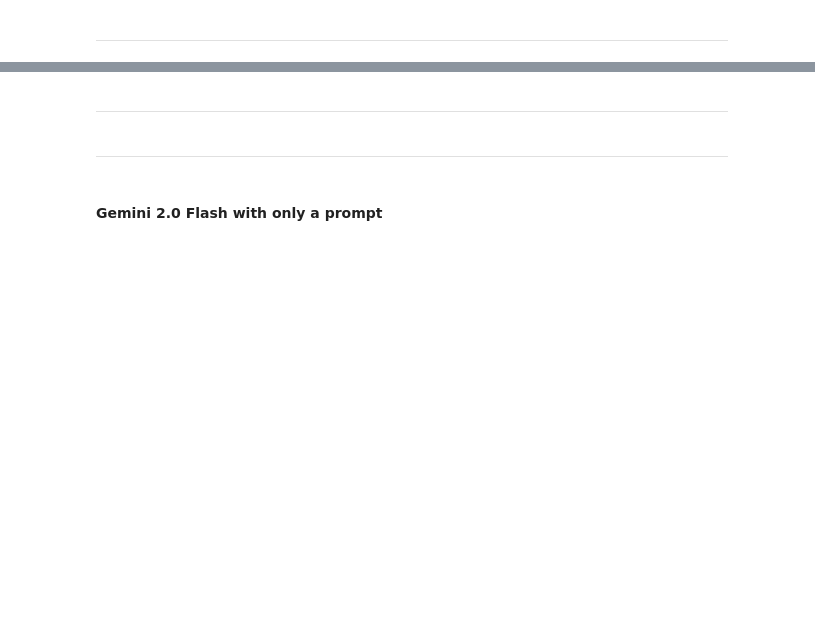
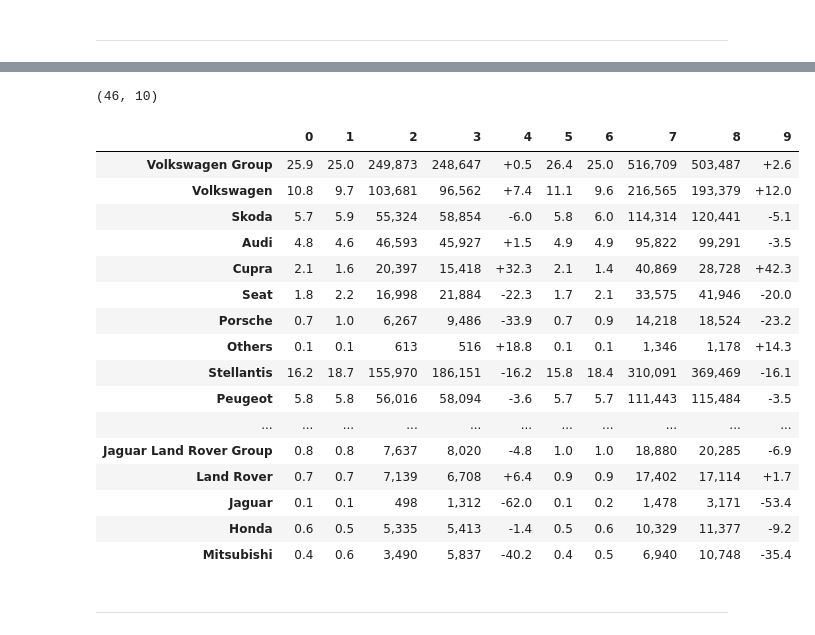
Before and after one commit to buruzaemon/pdf-table-extraction, a Jupyter notebook: 05_Gemini_2.0_Flash_API.ipynb, the cells around one changed output, grey strips where cells are left out. Saved outputs shown, nothing was run; the diff lists cells and outputs as text; code cells hidden in the pictures; blank space fills up the shorter version.

```diff
--- a/05_Gemini_2.0_Flash_API.ipynb
+++ b/05_Gemini_2.0_Flash_API.ipynb
@@ -175,24 +217,34 @@ class ACEATable2(BaseModel):
+# %%
+class Table2Row(BaseModel):
+    name: str = Field(description="name of automobile manufacturer or manufacturer group for this table row. do not include any any superscript characters")
+
+    values: list[str] = Field(description=(
+        "list of exactly 10 values, 5 for each the following major column categories: current month, and JANUARY-current month. if any of the values are blank or missing, represent with an ??"
+    ))
+
+class Table2(BaseModel):
+    rows: list[Table2Row] = Field(description="List of Table2Row objects that make up the table")
 # %%
 %%time
 
 prompt="""
-Extract all table values in the NEW CAR REGISTRATIONS BY MANUFACTURER EU + EFTA + UK table in the given PDF.
+Retrieve the entire contents for the NEW CAR REGISTRATIONS BY MANUFACTURER EU + EFTA + UK table on in the given PDF.
 
-Extract all columns for major column categories of FEBRUARY and JANURARY-FEBRUARY.
+Parse this table row by row, from left to right.
 
-For each major column category, you must extract:
-- 2 values for % share 2025 and 2024
-- 2 values for Units 2025 and 2024
-- 1 value for % change 25/24
-Scan each table row from left to right, representing all missing cell values with double question marks.
+There are 2 major column categories:
+- current month
+- JANUARY-current month
 
-Do not return the column headers.
+For each major column category, you must extract exactly 5 values:
+- % share current year
+- % share previous year
+- Units current year
+- Units previous year
+- % change current yy / previous yy
 
-For the row headers, please leave out any superscript numeric characters. For example "Others^2" is simply "Others".
-
-There will be 46 rows and 10 columns.
-
-DO NOT MAKE UP CELL VALUES!
+If there are any values that are missing or empty, represent that value with ??.
 """.strip()
 
-tidy_data = extract_structured_data(model_id, prompt, acea_202502, ACEATable2)
+table_data = extract_structured_data(model_id, prompt, pdf_file_part, Table2)
+#table_data
@@ -199,15 +254,34 @@ tidy_data = extract_structured_data(model_id, prompt, acea_202502, ACEATable2)
 # %%
 row_headers, data = [], []
-for row in tidy_data.model_dump()['data']:
+for row in table_data.model_dump()['rows']:
     row_headers.append(row['name'])
     data.append(row['values'])
 
 df = pd.DataFrame(data, index=row_headers)
 df.replace('??', '', inplace=True)
 
 print(df.shape)
 print()
 df
+# %% [output]
+(46, 10)
+|  | 0 | 1 | 2 | 3 | 4 | 5 | 6 | 7 | 8 | 9 |
+| Volkswagen Group | 25.9 | 25.0 | 249,873 | 248,647 | +0.5 | 26.4 | 25.0 | 516,709 | 503,487 | +2.6 |
+| Volkswagen | 10.8 | 9.7 | 103,681 | 96,562 | +7.4 | 11.1 | 9.6 | 216,565 | 193,379 | +12.0 |
+| Skoda | 5.7 | 5.9 | 55,324 | 58,854 | -6.0 | 5.8 | 6.0 | 114,314 | 120,441 | -5.1 |
+| Audi | 4.8 | 4.6 | 46,593 | 45,927 | +1.5 | 4.9 | 4.9 | 95,822 | 99,291 | -3.5 |
+| Cupra | 2.1 | 1.6 | 20,397 | 15,418 | +32.3 | 2.1 | 1.4 | 40,869 | 28,728 | +42.3 |
+| Seat | 1.8 | 2.2 | 16,998 | 21,884 | -22.3 | 1.7 | 2.1 | 33,575 | 41,946 | -20.0 |
+| Porsche | 0.7 | 1.0 | 6,267 | 9,486 | -33.9 | 0.7 | 0.9 | 14,218 | 18,524 | -23.2 |
+| Others | 0.1 | 0.1 | 613 | 516 | +18.8 | 0.1 | 0.1 | 1,346 | 1,178 | +14.3 |
+| Stellantis | 16.2 | 18.7 | 155,970 | 186,151 | -16.2 | 15.8 | 18.4 | 310,091 | 369,469 | -16.1 |
+| Peugeot | 5.8 | 5.8 | 56,016 | 58,094 | -3.6 | 5.7 | 5.7 | 111,443 | 115,484 | -3.5 |
+| ... | ... | ... | ... | ... | ... | ... | ... | ... | ... | ... |
+| Jaguar Land Rover Group | 0.8 | 0.8 | 7,637 | 8,020 | -4.8 | 1.0 | 1.0 | 18,880 | 20,285 | -6.9 |
+| Land Rover | 0.7 | 0.7 | 7,139 | 6,708 | +6.4 | 0.9 | 0.9 | 17,402 | 17,114 | +1.7 |
+| Jaguar | 0.1 | 0.1 | 498 | 1,312 | -62.0 | 0.1 | 0.2 | 1,478 | 3,171 | -53.4 |
+| Honda | 0.6 | 0.5 | 5,335 | 5,413 | -1.4 | 0.5 | 0.6 | 10,329 | 11,377 | -9.2 |
+| Mitsubishi | 0.4 | 0.6 | 3,490 | 5,837 | -40.2 | 0.4 | 0.5 | 6,940 | 10,748 | -35.4 |
 # %%
 df.to_csv('samples/acea_2_202502_raw.csv', encoding='CP932', header=False)
 # %% [markdown]
@@ -216,7 +290,3 @@ df.to_csv('samples/acea_2_202502_raw.csv', encoding='CP932', header=False)
 # housekeeping...
 for f in client.files.list():
     client.files.delete(name=f.name)
-# %% [markdown]
-----
-# %% [markdown]
-#### Gemini 2.0 Flash with only a prompt
```
Also changed, not shown: parts of 27 cells of this notebook.
